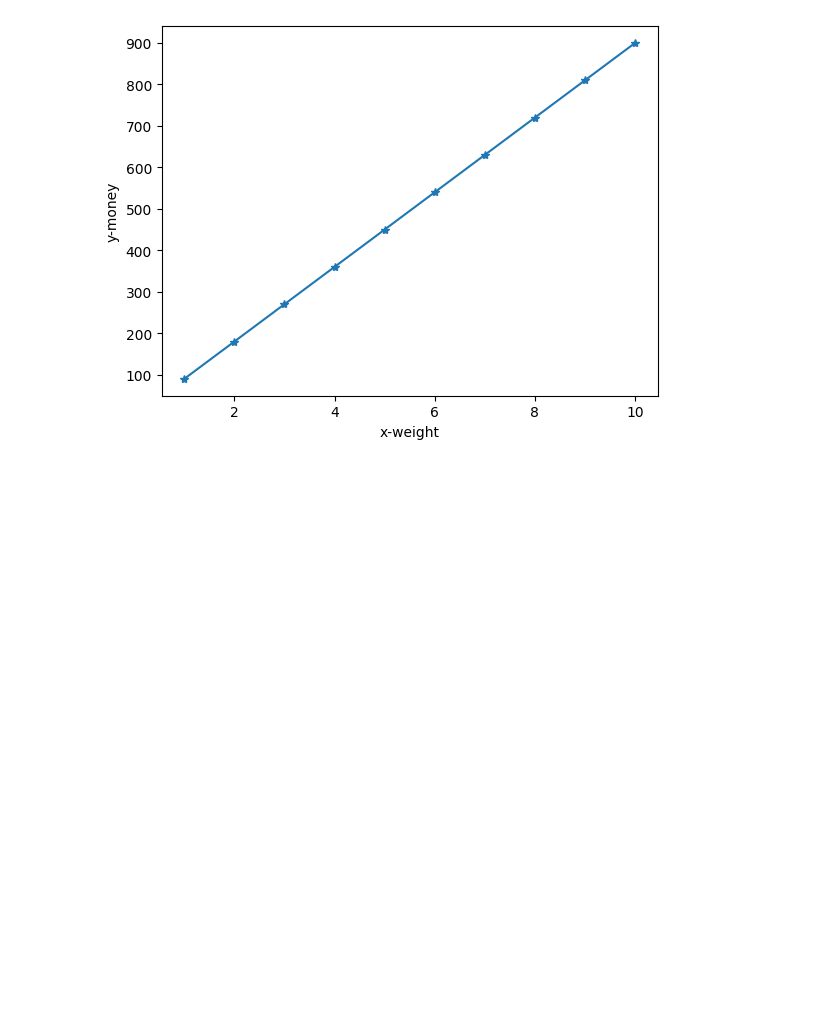
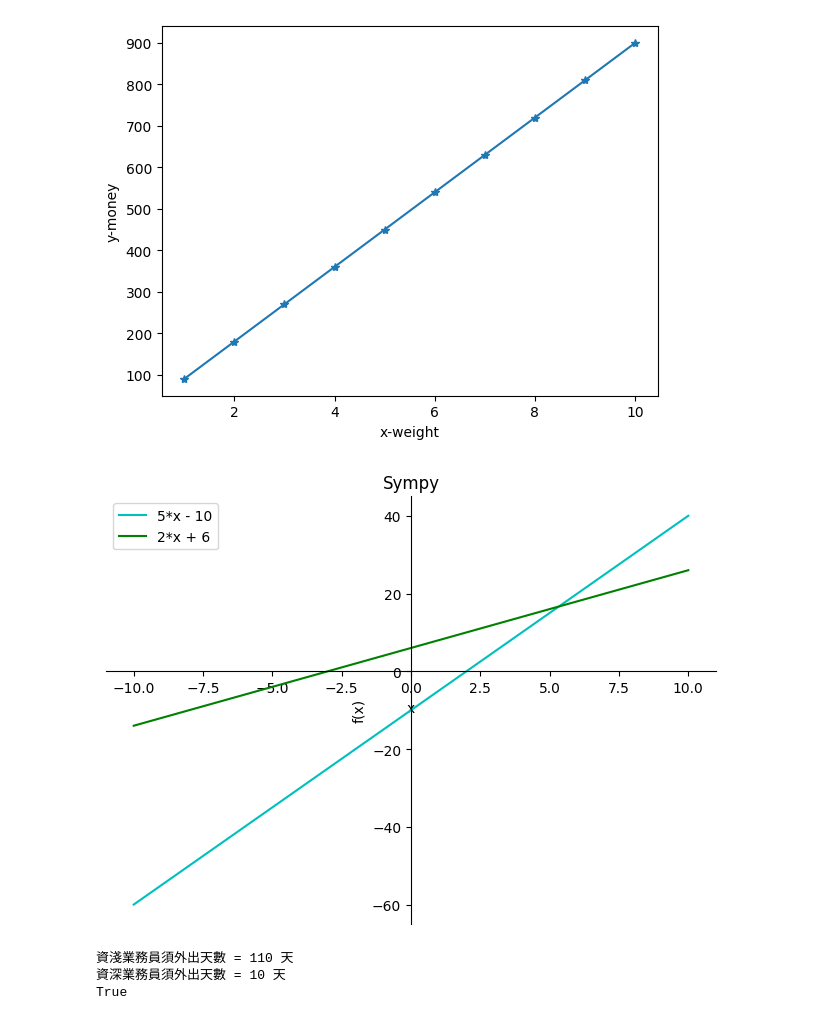
Before and after one commit to kevin1009651/math_0924, a Jupyter notebook: Welcome_To_Colab.ipynb, the cells around one changed output. Drawn from its saved outputs; the diff is of its cells as text; code cells hidden in the pictures; blank space fills up the shorter version.

```diff
--- a/Welcome_To_Colab.ipynb
+++ b/Welcome_To_Colab.ipynb
@@ -169,3 +169,32 @@ plt.ylabel('y-money')
 plt.show()
 # %% [output]
 [figure]
+# %%
+from sympy import solve,Symbol
+from sympy.plotting import plot
+
+x=Symbol('x')
+
+line=plot((5*x-10),(2*x+6),title='Sympy',xlabel='x',ylabel='f(x)',show=False,legend=True)
+line[0].line_color='c'
+line[1].line_color='g'
+line.show()
+# %% [output]
+[figure, added]
+# %%
+from sympy import symbols, Eq, solve
+
+x, y = symbols('x y')
+eq1 = Eq(3*x + 5*y, 380)
+eq2 = Eq(x + y, 120)
+
+ans = solve((eq1, eq2), (x, y))
+a = ans[x]
+b = ans[y]
+print(f"資淺業務員須外出天數 = {a} 天")
+print(f"資深業務員須外出天數 = {b} 天")
+print(ans[x] > ans[y])
+# %% [output]
+資淺業務員須外出天數 = 110 天
+資深業務員須外出天數 = 10 天
+True
```
Also changed, not shown: parts of 1 cell of this notebook.
